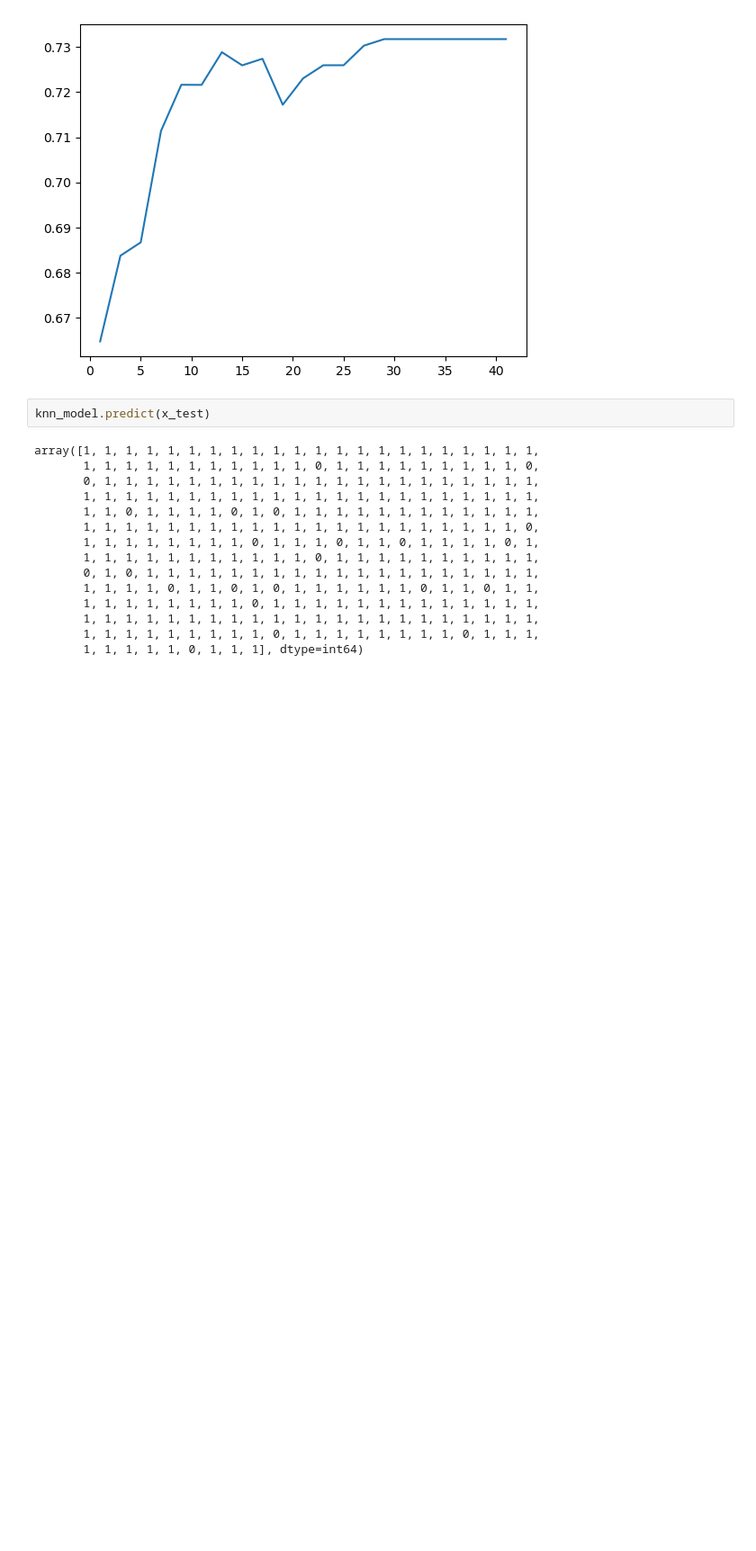
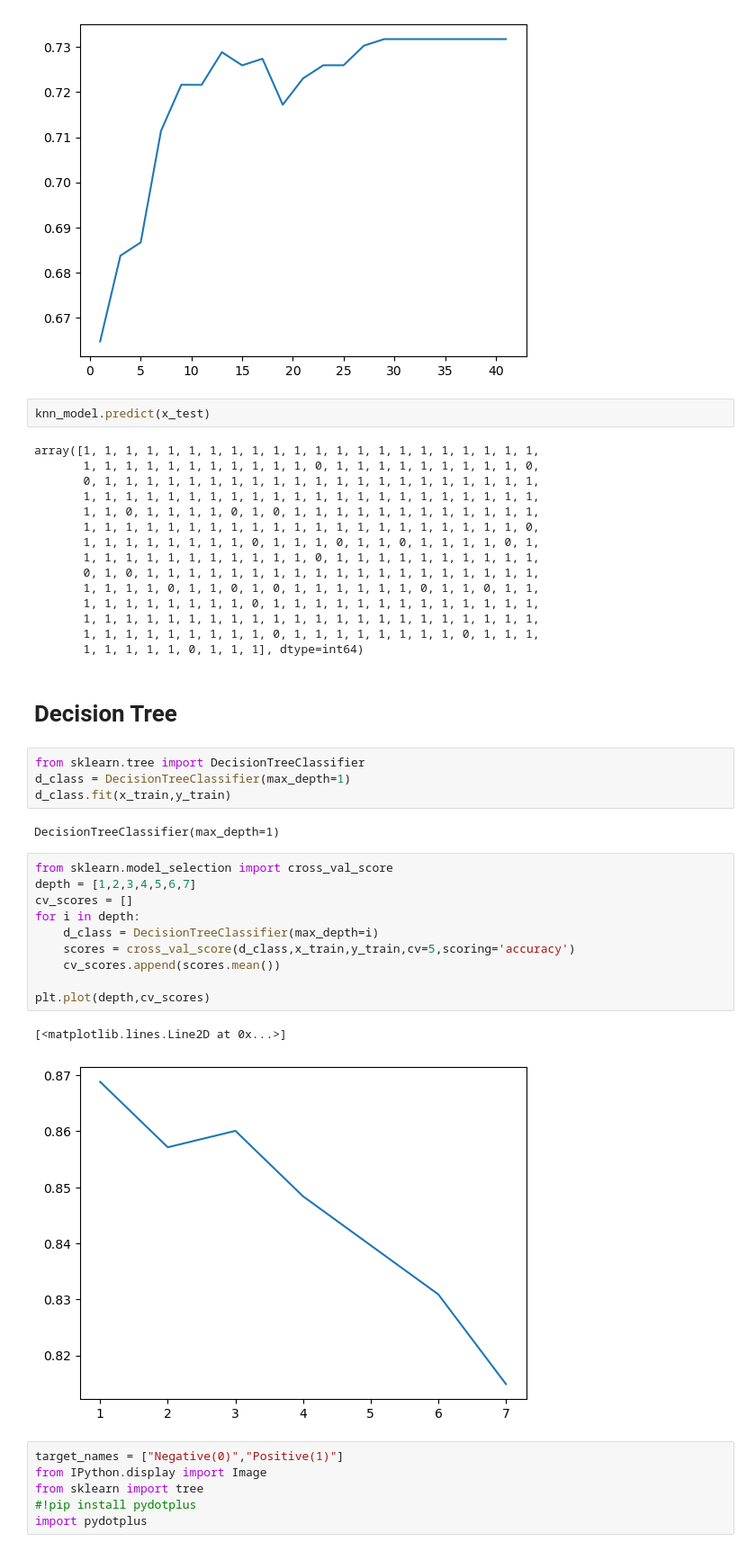
Before and after one commit to dsrahul0822/TheScholar, a Jupyter notebook: DS10/MachineLearning/Class - Classification - Scholar.ipynb, the cells around one changed output. Shown at 90% size. Cells and saved outputs as stored; diff of their text form; blank space fills up the shorter version.

```diff
--- a/DS10/MachineLearning/Class - Classification - Scholar.ipynb
+++ b/DS10/MachineLearning/Class - Classification - Scholar.ipynb
@@ -727,3 +727,30 @@ array([1, 1, 1, 1, 1, 1, 1, 1, 1, 1, 1, 1, 1, 1, 1, 1, 1, 1, 1, 1, 1, 1,
        1, 1, 1, 1, 1, 1, 1, 1, 1, 1, 1, 1, 1, 1, 1, 1, 1, 1, 1, 1, 1, 1,
        1, 1, 1, 1, 1, 1, 1, 1, 1, 0, 1, 1, 1, 1, 1, 1, 1, 1, 0, 1, 1, 1,
        1, 1, 1, 1, 1, 0, 1, 1, 1], dtype=int64)
+# %% [markdown]
+# **Decision Tree**
+# %%
+from sklearn.tree import DecisionTreeClassifier
+d_class = DecisionTreeClassifier(max_depth=1)
+d_class.fit(x_train,y_train)
+# %% [output]
+DecisionTreeClassifier(max_depth=1)
+# %%
+from sklearn.model_selection import cross_val_score
+depth = [1,2,3,4,5,6,7]
+cv_scores = []
+for i in depth:
+    d_class = DecisionTreeClassifier(max_depth=i)
+    scores = cross_val_score(d_class,x_train,y_train,cv=5,scoring='accuracy')
+    cv_scores.append(scores.mean())
+
+plt.plot(depth,cv_scores)
+# %% [output]
+[<matplotlib.lines.Line2D at 0x...>]
+[figure, added]
+# %%
+target_names = ["Negative(0)","Positive(1)"]
+from IPython.display import Image
+from sklearn import tree
+#!pip install pydotplus
+import pydotplus
```
Also changed, not shown: parts of 21 cells of this notebook.
